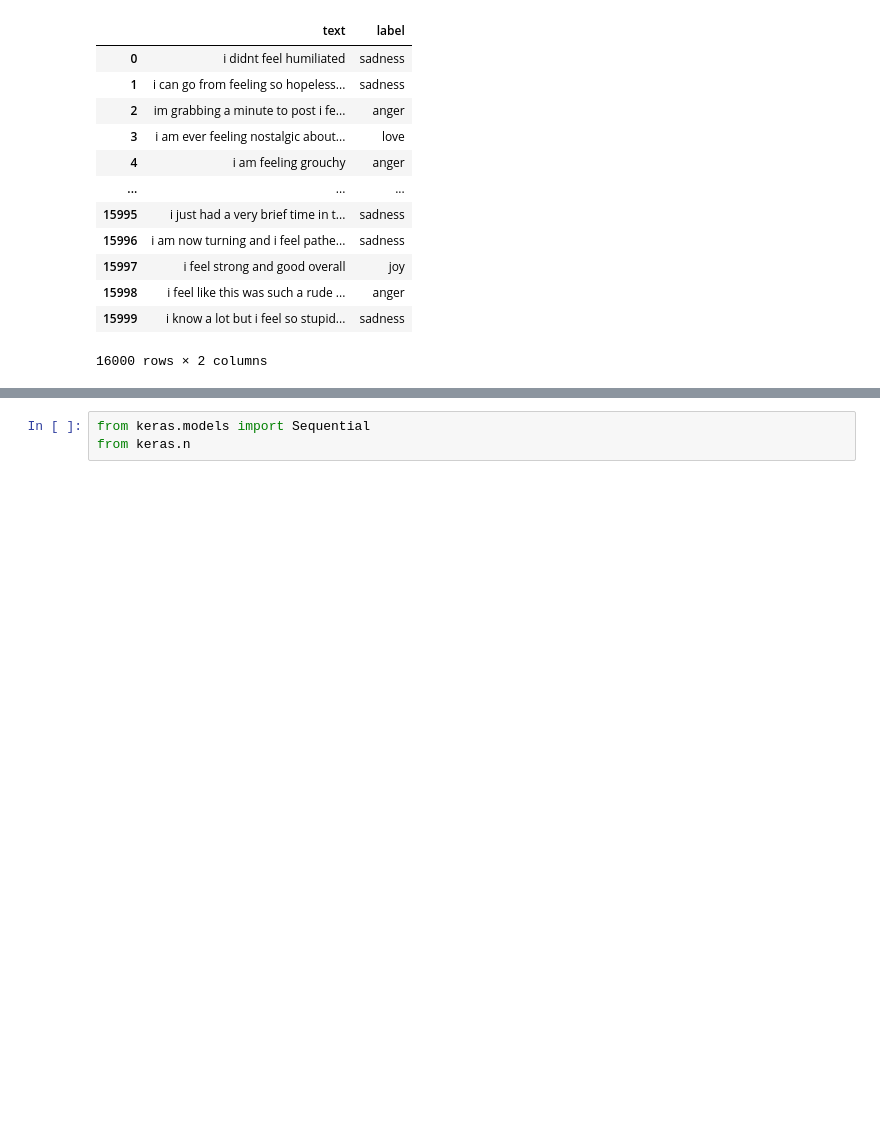
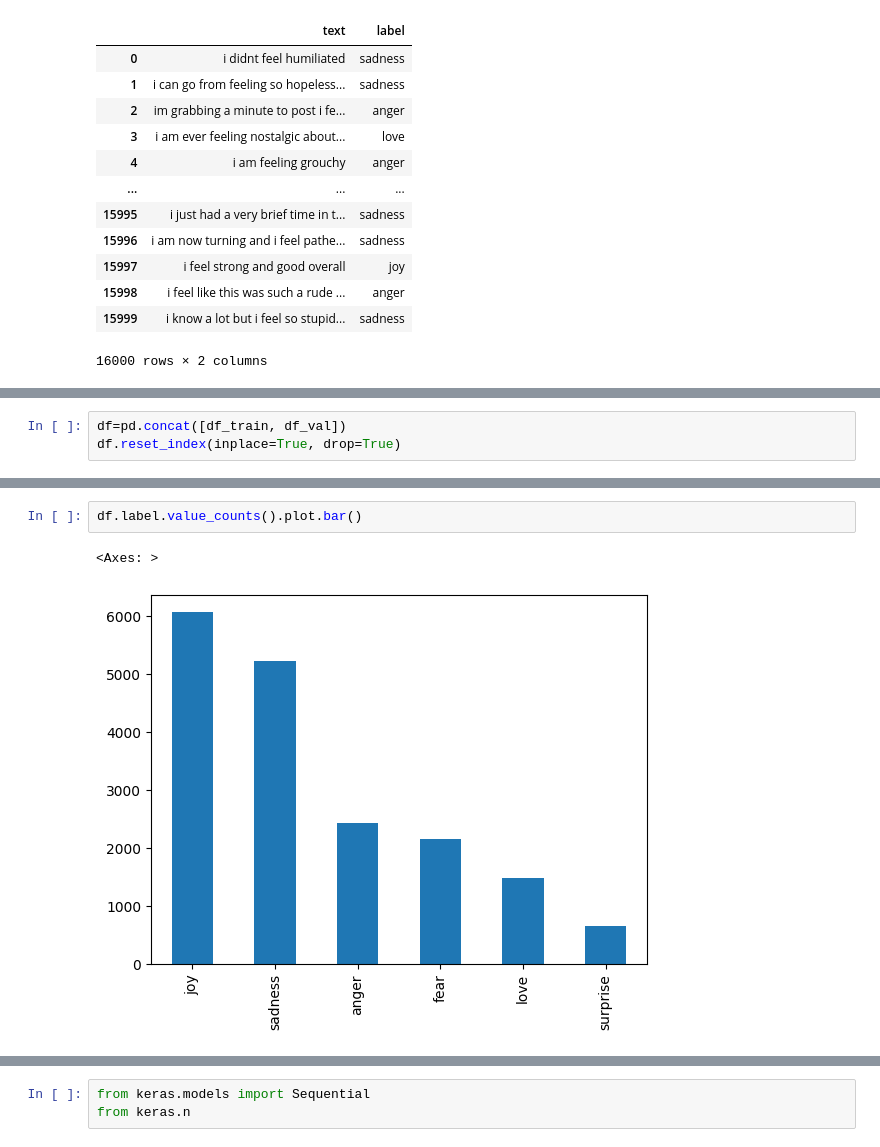
Before and after one commit to sujataprasad01/DL-Sentimental-Analysis-using-Natural-Language-Processing, a Jupyter notebook: Sentimental_Analysis_using_Natural_Language_Processing.ipynb, the cells around one changed output, grey strips where cells are left out. Drawn from its saved outputs; the diff is of its cells as text; blank space fills up the shorter version.

```diff
--- a/Sentimental_Analysis_using_Natural_Language_Processing.ipynb
+++ b/Sentimental_Analysis_using_Natural_Language_Processing.ipynb
@@ -101,0 +117,3 @@ df_train
+# %%
+df=pd.concat([df_train, df_val])
+df.reset_index(inplace=True, drop=True)
@@ -101,0 +159,5 @@ df_train
+# %%
+df.label.value_counts().plot.bar()
+# %% [output]
+<Axes: >
+[figure, added]
```
Also changed, not shown: parts of 18 cells of this notebook.
